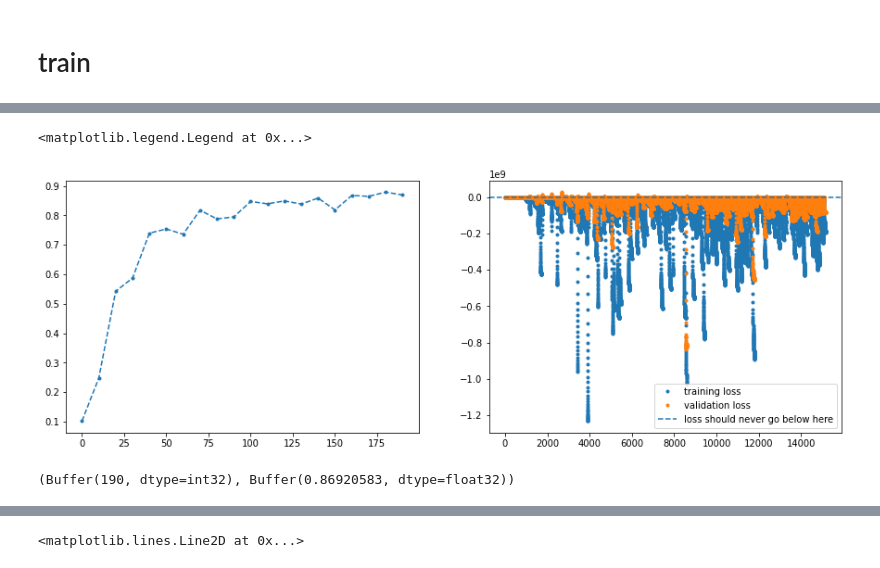
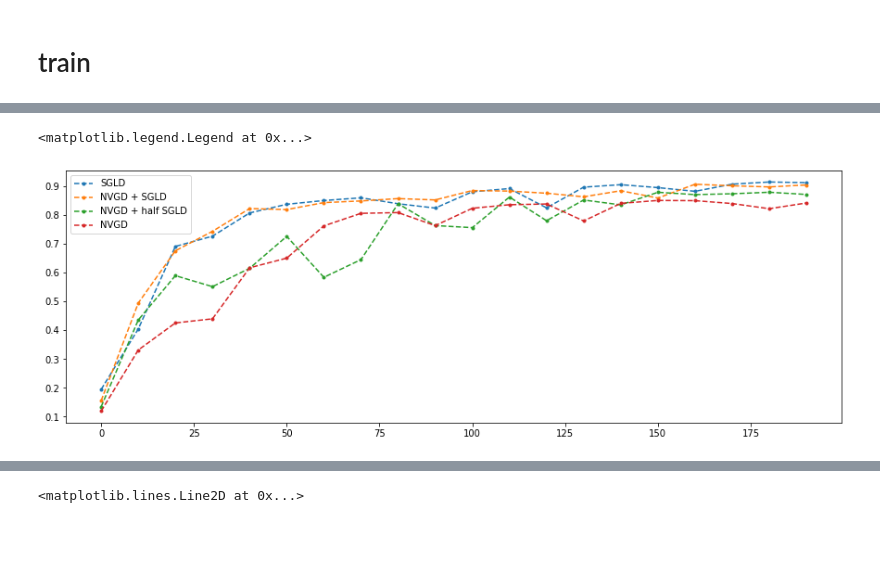
Before and after one commit to ratschlab/projects-2020-Neural-SVGD, a Jupyter notebook: notebooks/bayesian-neural-network/Neural_SVGD.ipynb, the cells around one changed output, grey strips where cells are left out. Drawn from its saved outputs; the diff is of its cells as text; code cells hidden in the pictures; blank space fills up the shorter version.

```diff
--- a/notebooks/bayesian-neural-network/Neural_SVGD.ipynb
+++ b/notebooks/bayesian-neural-network/Neural_SVGD.ipynb
@@ -343,13 +237,25 @@ ax.plot(*zip(*particles.rundata['accuracy']), "--.")
 
 ax = axs[1]
 ax.plot(neural_grad.rundata['training_loss'], ".", label="training loss")
-ax.plot(neural_grad.rundata['validation_loss'], ".", label="validation loss")
-ax.axhline(y=min_loss, label="loss should never go below here", linestyle="--")
+# ax.plot(neural_grad.rundata['validation_loss'], ".", label="validation loss")
+ax.axhline(y=min_loss, label="max initial loss", linestyle="--")
 ax.legend()
-# %% [output]
-<matplotlib.legend.Legend at 0x...>
-[figure, removed]
 # %%
-particles.rundata['accuracy'][-1]
+acc_nvgd = particles.rundata['accuracy']
-# %% [output]
-(Buffer(190, dtype=int32), Buffer(0.86920583, dtype=float32))
+# %%
+acc_nvgd_plus_small_sgld = particles.rundata['accuracy']
+# %%
+acc_sgld = particles.rundata['accuracy']
+# %%
+acc_nvgd_plus_sgld = particles.rundata['accuracy']
+# %%
+fig, ax = plt.subplots(figsize=[15, 5])
+
+ax.plot(*zip(*acc_sgld), "--.", label="SGLD")
+ax.plot(*zip(*acc_nvgd_plus_sgld), "--.", label="NVGD + SGLD")
+ax.plot(*zip(*acc_nvgd_plus_small_sgld), "--.", label="NVGD + half SGLD")  # sgld at half stepsize
+ax.plot(*zip(*acc_nvgd), "--.", label="NVGD")
+ax.legend()
+# %% [output]
+<matplotlib.legend.Legend at 0x...>
+[figure, added]
```
Also changed, not shown: parts of 34 cells of this notebook, 3 other files.
